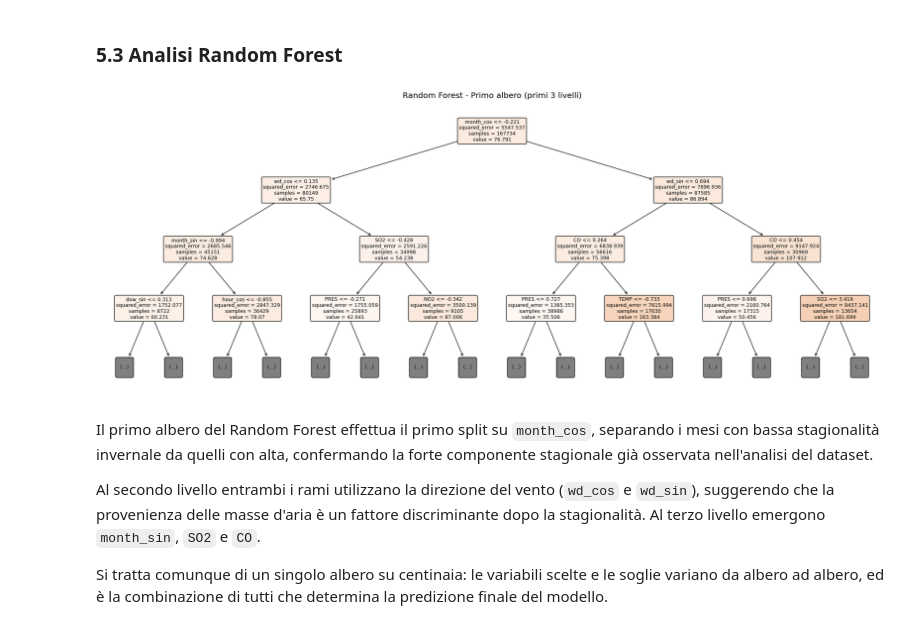
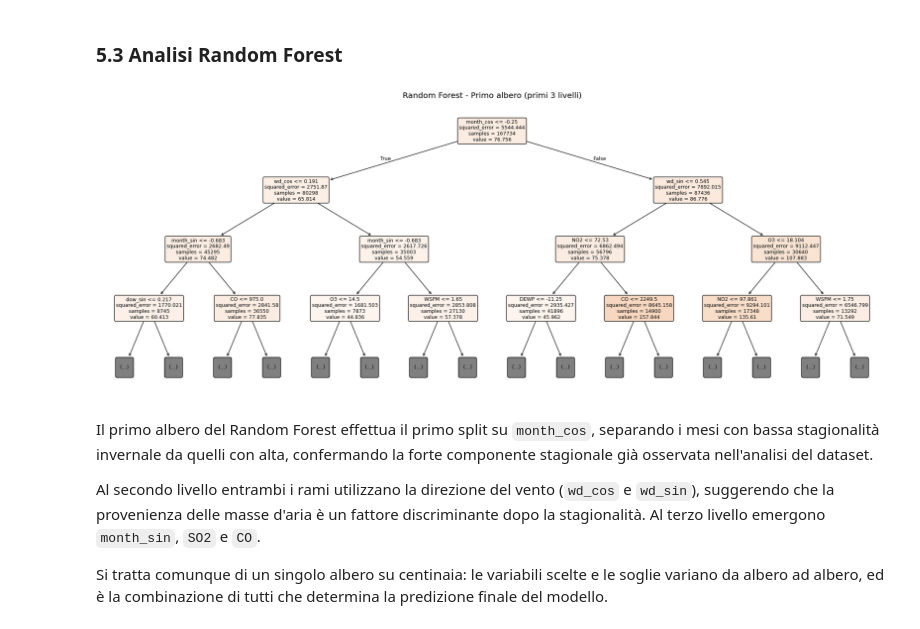
Before and after one commit to cirobassi11/air-quality-prediction, a Jupyter notebook: air_quality_prediction.ipynb, the cells around one changed output. Drawn from its saved outputs; the diff is of its cells as text; code cells hidden in the pictures.

```diff
--- a/air_quality_prediction.ipynb
+++ b/air_quality_prediction.ipynb
@@ -23,8 +23,6 @@ import warnings
 import os
 
 warnings.filterwarnings('ignore')
-%matplotlib inline
-plt.rcParams['figure.figsize'] = (12, 6)
 plt.rcParams['font.size'] = 12
 
 SEED = 42
@@ -860,21 +853,18 @@ Il Random Forest combina più alberi decisionali, ognuno addestrato su un sottoi
 # %%
 from sklearn.ensemble import RandomForestRegressor
 
-rf = Pipeline([
-    ('scaler', StandardScaler()),
-    ('regr', RandomForestRegressor(random_state=SEED, n_jobs=-1))
-])
+rf = RandomForestRegressor(random_state=SEED, n_jobs=-1)
 
 param_dist = {
-    'regr__n_estimators':      [200, 300],
-    'regr__max_depth':         [8, 10, 12, 15],
-    'regr__min_samples_split': [5, 10, 15],
-    'regr__min_samples_leaf':  [5, 10, 15],
-    'regr__max_features':      ['sqrt'],
-    'regr__max_samples':       [0.5, 0.6, 0.7],
+    'n_estimators':      [200, 300],
+    'max_depth':         [8, 10, 12, 15],
+    'min_samples_split': [5, 10, 15],
+    'min_samples_leaf':  [5, 10, 15],
+    'max_features':      ['sqrt'],
+    'max_samples':       [0.5, 0.6, 0.7],
 }
 
-rs_rf = RandomizedSearchCV(rf, param_dist, n_iter=20, cv=tscv, scoring='r2', random_state=SEED, n_jobs=-1)
+rs_rf = RandomizedSearchCV(rf, param_dist, n_iter=15, cv=tscv, scoring='r2', random_state=SEED, n_jobs=-1)
 nested_cv_score(X_train, y_train, rs_rf, 'Random Forest')
 %time rs_rf.fit(X_train, y_train)
 # %% [output]
@@ -1107,22 +1091,22 @@ Per i coefficienti negativi, `TEMP` e `CO×TEMP` hanno i coefficienti più grand
 # %%
 from sklearn.tree import plot_tree
 
-singolo_albero = rs_rf.best_estimator_['regr'].estimators_[0]
+singolo_albero = rs_rf.best_estimator_.estimators_[0]
 
 plt.figure(figsize=(20, 8))
 plot_tree(
     singolo_albero,
     max_depth=3,
     feature_names=X_train.columns.tolist(),
     filled=True,
     rounded=True,
     fontsize=9
 )
 plt.title('Random Forest - Primo albero (primi 3 livelli)')
 plt.tight_layout()
 plt.show()
 # %% [output]
-[figure, old version]
+[figure, new version]
 # %% [markdown]
 Il primo albero del Random Forest effettua il primo split su `month_cos`, separando i mesi con bassa stagionalità invernale da quelli con alta, confermando la forte componente stagionale già osservata nell'analisi del dataset.
 
```
Also changed, not shown: parts of 49 cells of this notebook, 1 other file.
